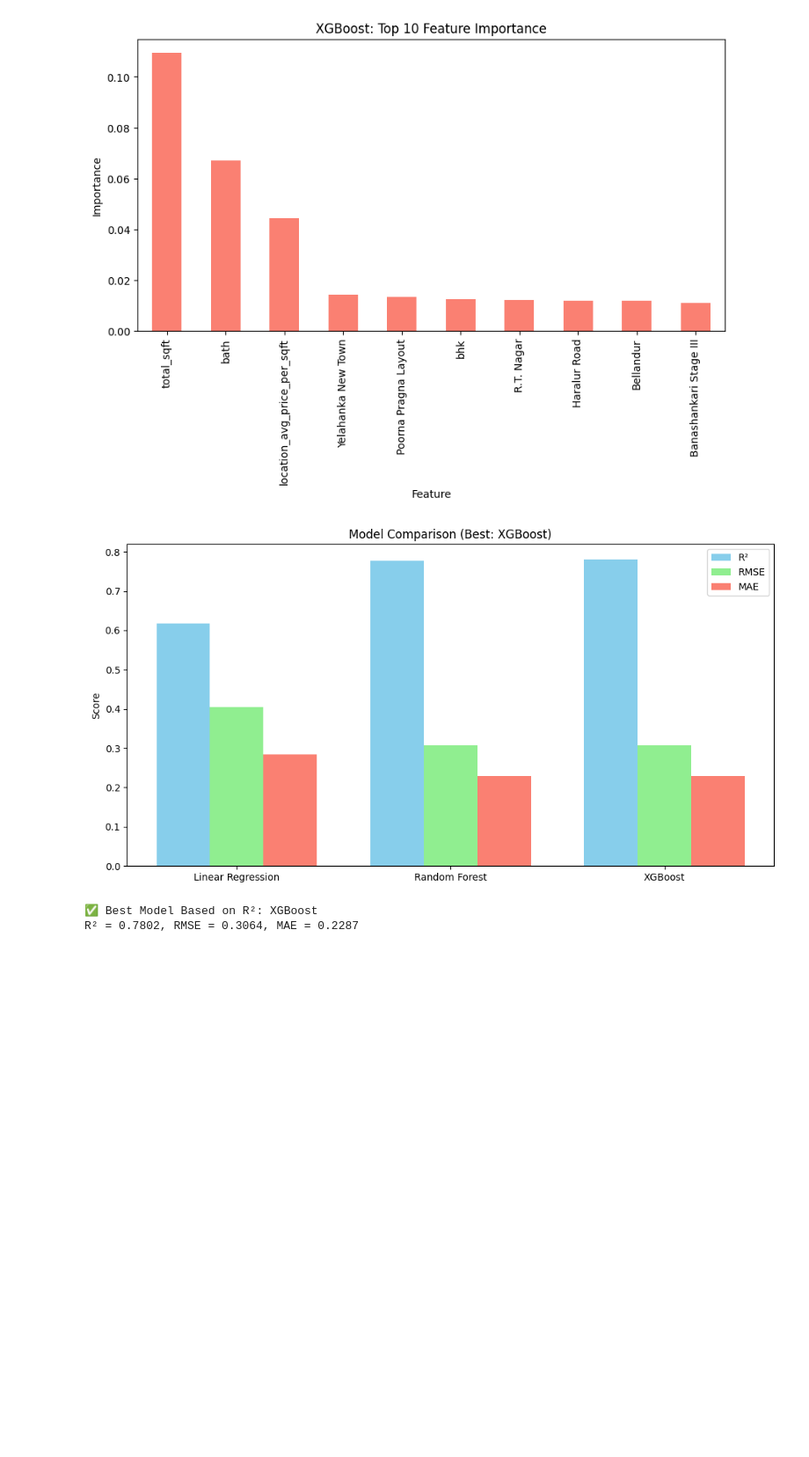
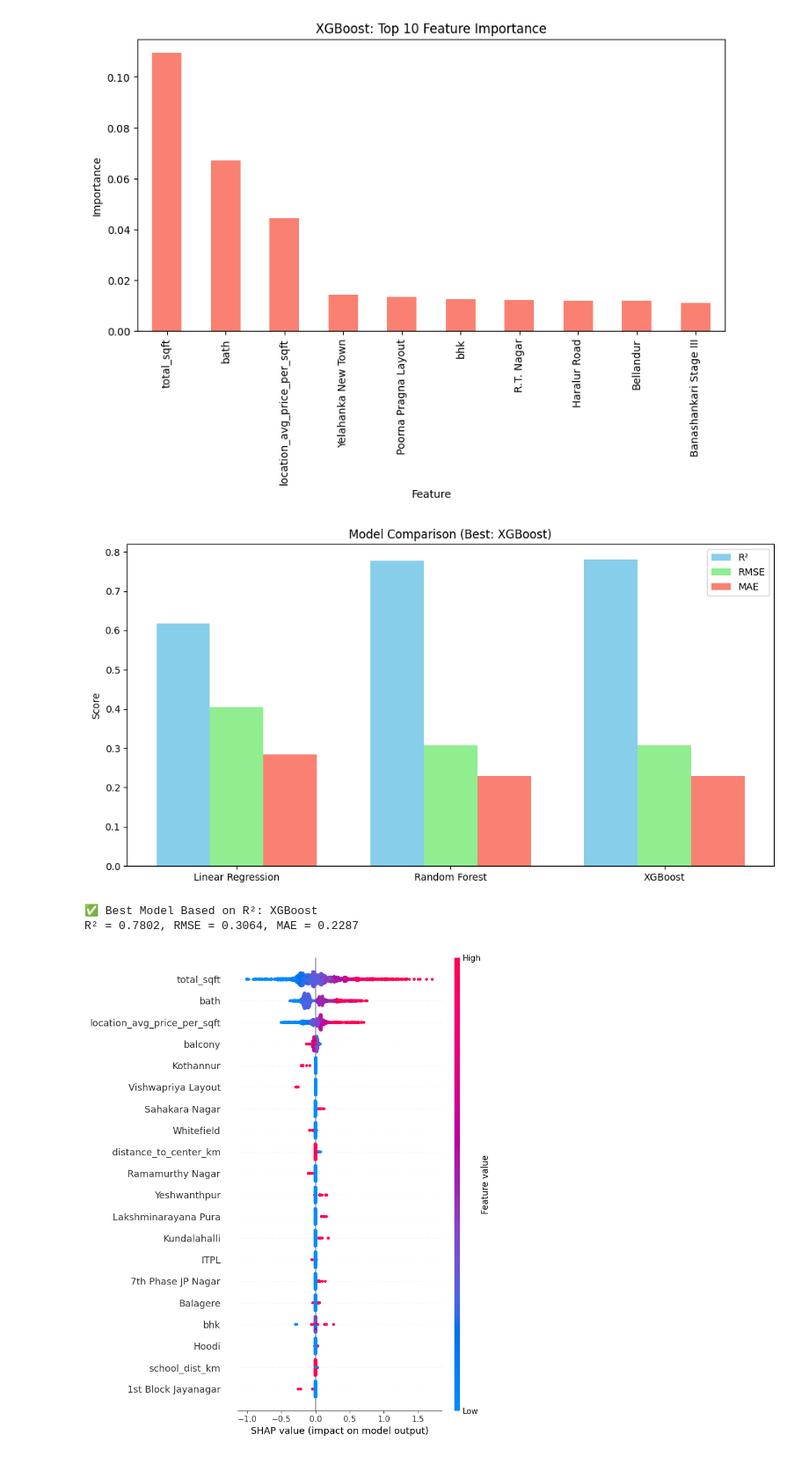
Before and after one commit to AbhiGen/HousePricePrediction, a Jupyter notebook: hpp1.ipynb, the cells around one changed output. Shown at 88% size. Saved outputs shown, nothing was run; the diff lists cells and outputs as text; code cells hidden in the pictures; blank space fills up the shorter version.

Commit message:
shap explanation and web interface using streamlit

```diff
--- a/hpp1.ipynb
+++ b/hpp1.ipynb
@@ -474,3 +474,90 @@ print(f"R² = {r2_scores[best_model_index]:.4f}, RMSE = {rmse_scores[best_model_
 [figure]
 ✅ Best Model Based on R²: XGBoost
 R² = 0.7802, RMSE = 0.3064, MAE = 0.2287
+# %%
+# -----------------------------
+# 🔎 SHAP Explainability with Text Explanations
+# -----------------------------
+import shap
+
+# Pick the best model from tuned models
+best_model = tuned_models[best_model_name]
+
+# Select the right test dataset
+if best_model_name == "Linear Regression":
+    X_test_used = X_test_scaled
+elif best_model_name in ["Random Forest", "XGBoost"]:
+    X_test_used = X_test_tree
+else:
+    X_test_used = X_test_tree  # fallback
+
+# -----------------------------
+# Helper: Generate explanation text
+# -----------------------------
+def generate_explanation(shap_values, X_test_used, index, top_n=3):
+    """
+    Generate a natural language explanation for a prediction based on SHAP values.
+
+    Args:
+        shap_values: SHAP values for test set
+        X_test_used: Feature dataframe used for SHAP
+        index: row index from test set
+        top_n: number of top positive/negative features to explain
+
+    Returns:
+        explanation string
+    """
+    # Extract shap values for this row
+    row_shap = shap_values[index].values
+    row_features = X_test_used.iloc[index]
+
+    # Pair feature names with SHAP values
+    feature_contributions = list(zip(X_test_used.columns, row_shap, row_features))
+
+    # Sort by absolute SHAP importance
+    feature_contributions.sort(key=lambda x: abs(x[1]), reverse=True)
+
+    # Take top_n drivers
+    top_features = feature_contributions[:top_n]
+
+    explanation = f"📌 Prediction explanation for house {index}:\n"
+    for feature, shap_val, actual_val in top_features:
+        if shap_val > 0:
+            explanation += f" - {feature} = {actual_val} increases the price (SHAP: +{shap_val:.2f}).\n"
+        else:
+            explanation += f" - {feature} = {actual_val} decreases the price (SHAP: {shap_val:.2f}).\n"
+
+    # Add summary
+    pos_features = [f for f, v, _ in feature_contributions if v > 0]
+    neg_features = [f for f, v, _ in feature_contributions if v < 0]
+
+    if pos_features and neg_features:
+        explanation += f"\n✅ Overall, price is pushed UP by {', '.join(pos_features[:2])} and pushed DOWN by {', '.join(neg_features[:2])}."
+    elif pos_features:
+        explanation += f"\n✅ Overall, price is mainly pushed UP by {', '.join(pos_features[:2])}."
+    elif neg_features:
+        explanation += f"\n✅ Overall, price is mainly pushed DOWN by {', '.join(neg_features[:2])}."
+
+    return explanation
+
+
+# -----------------------------
+# Run SHAP Explainability
+# -----------------------------
+try:
+    # Build SHAP explainer
+    explainer = shap.Explainer(best_model, X_test_used)
+    shap_values = explainer(X_test_used)
+
+    # ✅ Global explanation
+    shap.summary_plot(shap_values, X_test_used, feature_names=X_test_used.columns)
+
+    # ✅ Local explanations for first 3 houses
+    for i in range(3):
+        shap.plots.waterfall(shap_values[i], max_display=10)
+        print(generate_explanation(shap_values, X_test_used, index=i, top_n=3))
+
+except Exception as e:
+    print("SHAP explanation could not be generated:", e)
+# %% [output]
+[figure, added]
```
Also changed, not shown: parts of 2 cells of this notebook, 6 other files.
